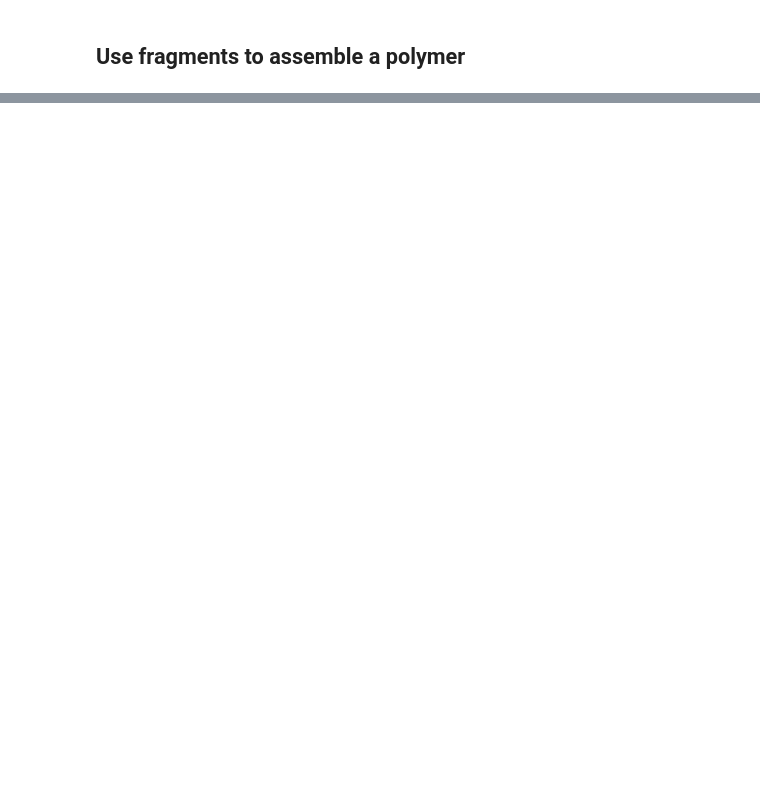
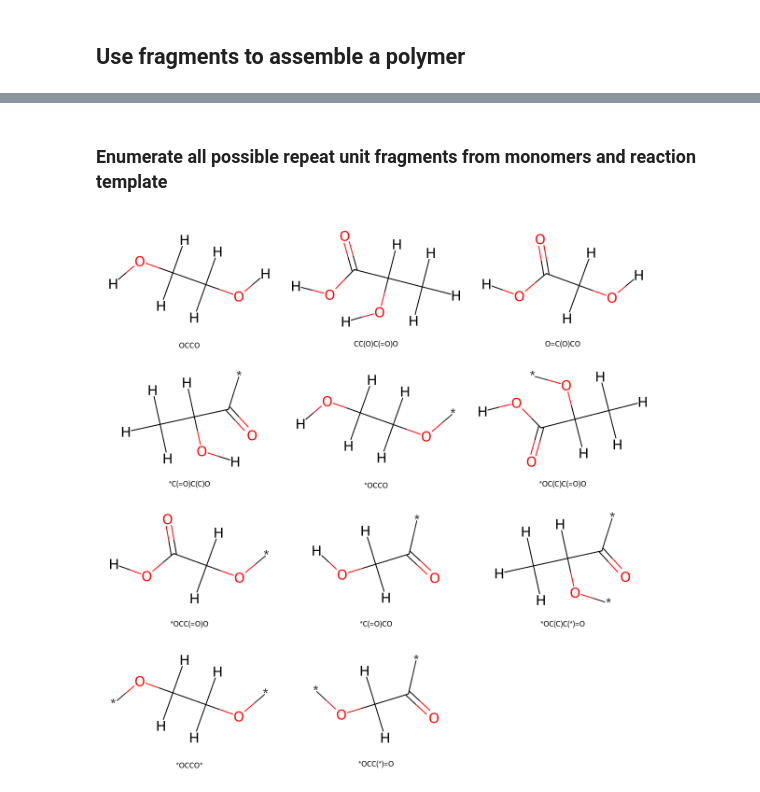
Before and after one commit to timbernat/polymerist_examples, a Jupyter notebook: rxn_template_demo.ipynb, the cells around one changed output, grey strips where cells are left out. Cells and saved outputs as stored; diff of their text form; code cells hidden in the pictures; blank space fills up the shorter version.

```diff
--- a/rxn_template_demo.ipynb
+++ b/rxn_template_demo.ipynb
@@ -347,0 +390,49 @@ chain.visualize()
+# %%
+from polymerist.rdutils.reactions import ReactionAssembler
+
+# NOTE carefully that a "*" site is not present in the hydroxyl group definition, but that the "non-carbonyl" query takes
+# place of the linker site definition instead; a "*" matches to ANY atom without restriction, which is not what we want here
+assem = ReactionAssembler(
+    reactive_groups=[
+        Chem.MolFromSmarts('*-C(=O)-O-[H]'), # carboxyl group (defined as one would expect)
+        Chem.MolFromSmarts('[!$([#6]=O)]-O-[H]'),      # hydroxyl group (defined as OH specifically NOT attached to a carbonyl carbon)
+    ],
+    byproducts=[Chem.MolFromSmarts('[H]-[O]-[H]')], # eject and unmap water byproduct
+    rxn_name='polyester condensation',
+)
+display(assem.reactants)
+# %%
+assem.bond_derangement = {
+    8 : (7, 4), # H:8, which was connected to O:7, should reconnect to O:4
+    2 : (4, 7), # C:2, which was connected to O:4, should reconnect to O:7
+} # note that this forms a closed bond cycle, since atoms 2 and 8 each gain and lose 1 bond, respectively, amounting to no net valence change
+# Also note that the seemingly-equivalent cycle {
+#   7 : (6, 5),
+#   4 : (5, 6),
+# }
+# is not valid, as one of the intermediate fragments consists of two linkers bonded to one another ("neutronium"), which acts as an "indetity" element when splicing bonds
+
+rxn = assem.assemble_rxn(show_steps=True)
+rxn_smarts = rxn.to_smarts()
+display(rxn)
+# %% [markdown]
+### Enumerate all possible repeat unit fragments from monomers and reaction template
+# %%
+from polymerist.rdutils.reactions import AnnotatedReaction
+from polymerist.rdutils.reactions import PolymerizationReactor, CutMinimumCostBondsStrategy
+
+
+reactor = PolymerizationReactor(
+    rxn_schema=AnnotatedReaction.from_smarts(rxn_smarts),
+    fragment_strategy=CutMinimumCostBondsStrategy()
+)
+fragments = reactor.propagate_pooled(
+    monomers.values(),
+    allow_resampling=True, # allow resampling of monomers to produce more fragments
+    sanitize_ops=SANITIZE_ALL,
+    aromaticity_model=AROMATICITY_MDL,
+    clear_dummy_labels=True,
+)
+MolsToGridImage(fragments.values(), molsPerRow=3, subImgSize=MOL_IMG_SIZE, legends=list(fragments.keys()))
+# %% [output]
+[figure, added]
```
Also changed, not shown: parts of 27 cells of this notebook.
